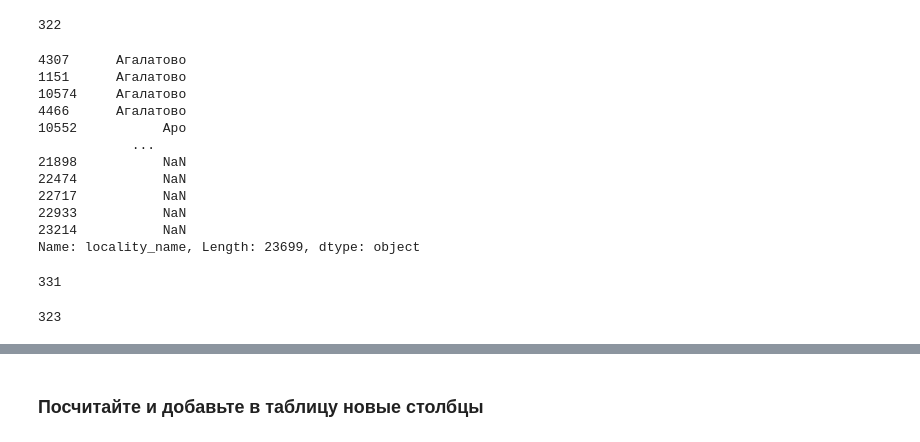
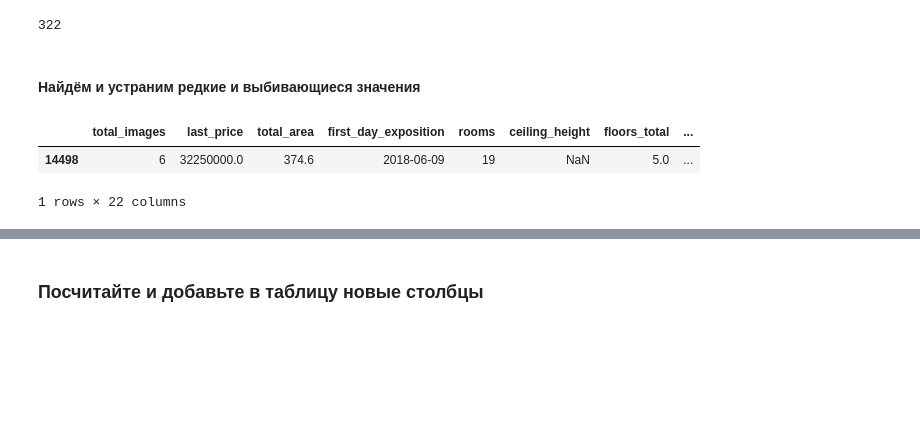
Before and after one commit to Shurick-G/practicum, a Jupyter notebook: data_exploratory analysis/d83ccfb7-2536-4a1f-b3bd-c84b51cb1ccb.ipynb, the cells around one changed output, grey strips where cells are left out. Drawn from its saved outputs; the diff is of its cells as text; code cells hidden in the pictures; blank space fills up the shorter version.

```diff
--- a/data_exploratory analysis/d83ccfb7-2536-4a1f-b3bd-c84b51cb1ccb.ipynb
+++ b/data_exploratory analysis/d83ccfb7-2536-4a1f-b3bd-c84b51cb1ccb.ipynb
@@ -100,26 +145,11 @@ df['locality_name'] = df['locality_name'].str.replace('деревня', '')
 len(df['locality_name'].unique())
 # %% [output]
 322
-# %%
-df['locality_name'].sort_values()
-# %% [output]
-4307      Агалатово
-1151      Агалатово
-10574     Агалатово
-4466      Агалатово
-10552           Аро
-            ...
-21898           NaN
-22474           NaN
-22717           NaN
-22933           NaN
-23214           NaN
-Name: locality_name, Length: 23699, dtype: object
-# %%
-len(df['locality_name'].unique())
-# %% [output]
-331
-# %%
-len(df['locality_name'].unique())
-# %% [output]
-323
+# %% [markdown]
+#### Найдём и устраним редкие и выбивающиеся значения
+# %%
+df[df['rooms'] == df['rooms'].max()]
+# %% [output]
+|  | total_images | last_price | total_area | first_day_exposition | rooms | ceiling_height | floors_total | ... |
+| 14498 | 6 | 32250000.0 | 374.6 | 2018-06-09 | 19 | NaN | 5.0 | ... |
+1 rows × 22 columns
```
Also changed, not shown: parts of 15 cells of this notebook, 1 other file.
